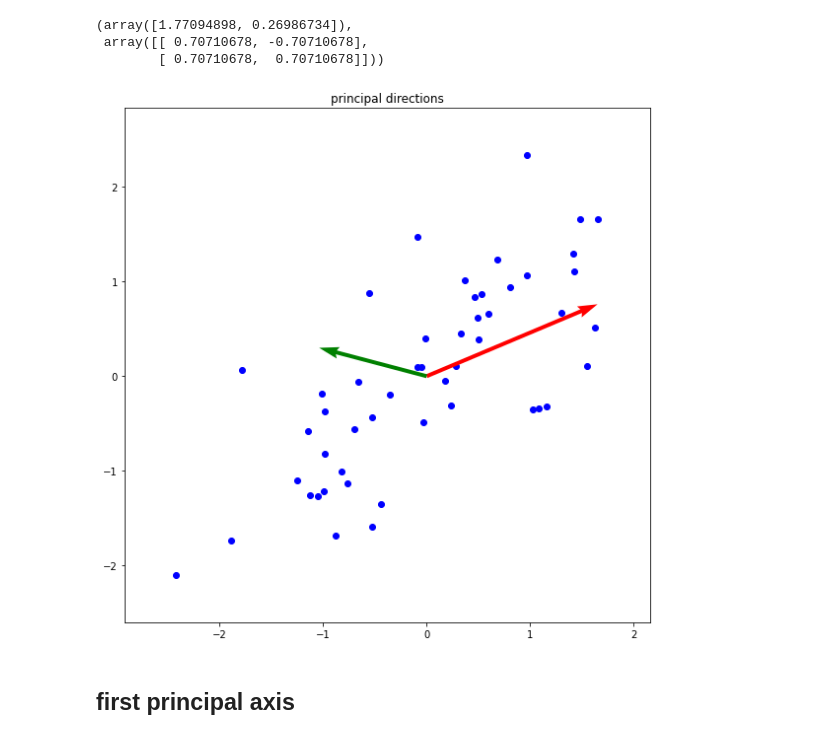
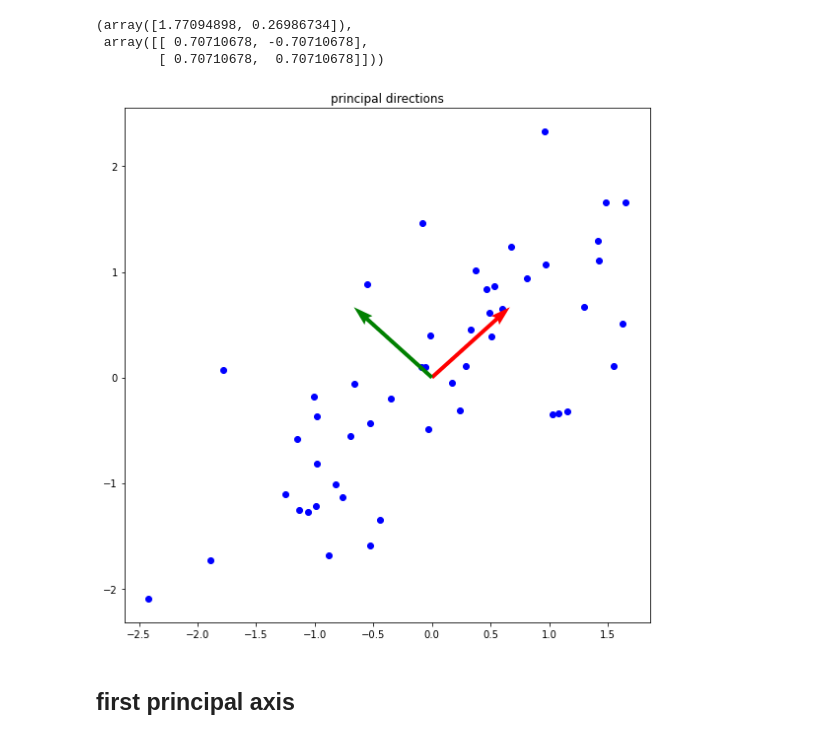
Before and after one commit to InKyeongBae/assignment-machine-learning, a Jupyter notebook: assignment12/assignment_12.ipynb, the cells around one changed output. Cells and saved outputs as stored; diff of their text form; code cells hidden in the pictures.

Commit message:
[UPDATE] def plot_quiver(X)

```diff
--- a/assignment12/assignment_12.ipynb
+++ b/assignment12/assignment_12.ipynb
@@ -94,18 +94,25 @@ compute_eigen(X)
 (array([1.77094898, 0.26986734]),
  array([[ 0.70710678, -0.70710678],
         [ 0.70710678,  0.70710678]]))
-# %%
-plt.figure(figsize=(8,8))
-plt.title('principal directions')
-# ===================================================
-# fill up the blank
-#
-#
-# ===================================================
-plt.tight_layout()
-plt.show()
-# %% [output]
-[figure, removed]
+# %%
+def plot_quiver(X):
+
+    eigen_vec_1_S, eigen_vec_1_U = compute_eigen(X)[1][:,0]
+    eigen_vec_2_S, eigen_vec_2_U = compute_eigen(X)[1][:,1]
+
+    plt.figure(figsize=(8,8))
+    plt.title('principal directions')
+
+    plt.scatter(x,y,color='blue')
+    plt.quiver(0,0,eigen_vec_1_S,eigen_vec_1_U,angles='xy',color='red', scale=5)
+    plt.quiver(0,0,eigen_vec_2_S,eigen_vec_2_U,angles='xy',color='green', scale=5)
+
+    plt.tight_layout()
+    plt.show()
+
+plot_quiver(X)
+# %% [output]
+[figure, added]
 # %% [markdown]
 ## first principal axis
 # %%
```
Also changed, not shown: parts of 1 cell of this notebook.
